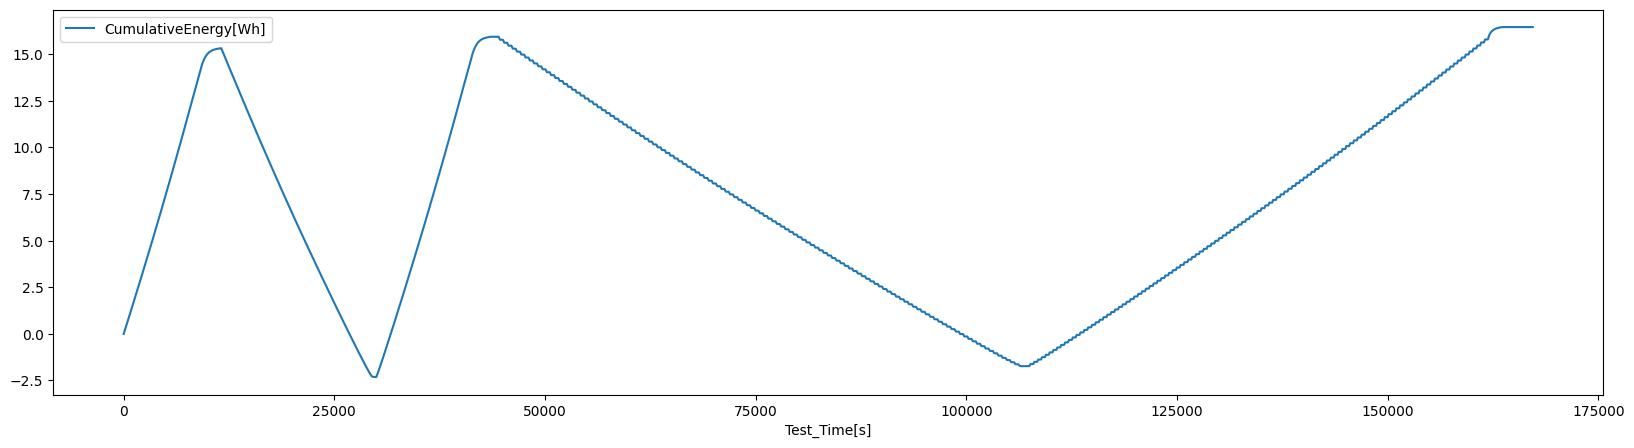
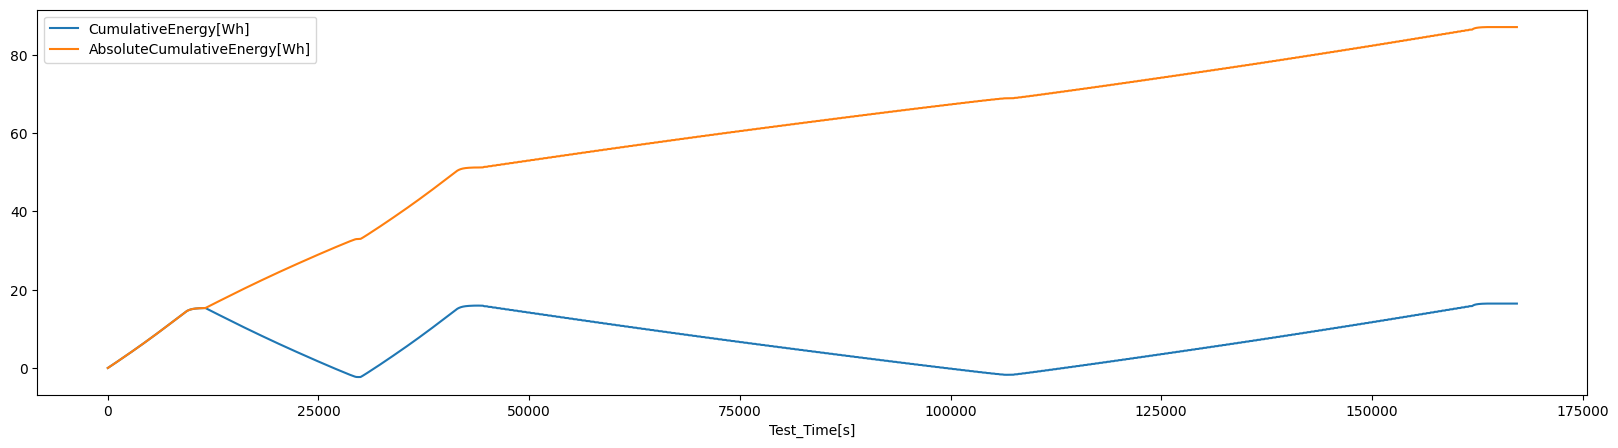
Unified diff of the notebook cell whose output changed from the first chart to the second:
--- before
+++ after
@@ -1 +1 @@
-df.plot(x="Test_Time[s]", y="CumulativeEnergy[Wh]", figsize=(20, 5))
+df.plot(x="Test_Time[s]", y=["CumulativeEnergy[Wh]", "AbsoluteCumulativeEnergy[Wh]"], figsize=(20, 5))

Commit: updated _replace_empty_with_none_in_standard_columns docstring removed false comment in convert